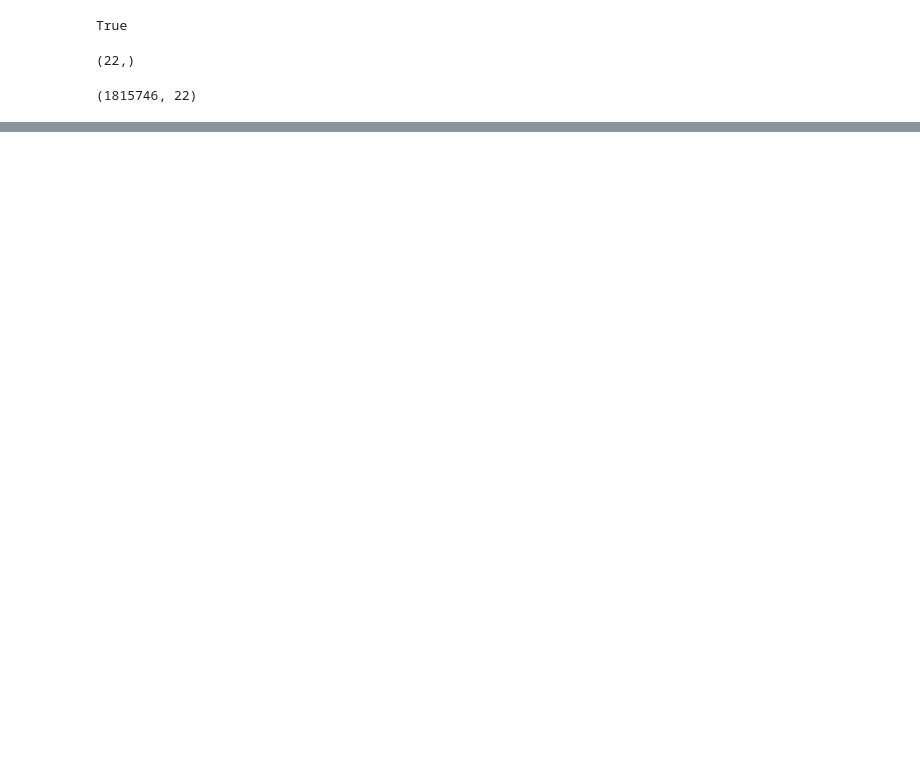
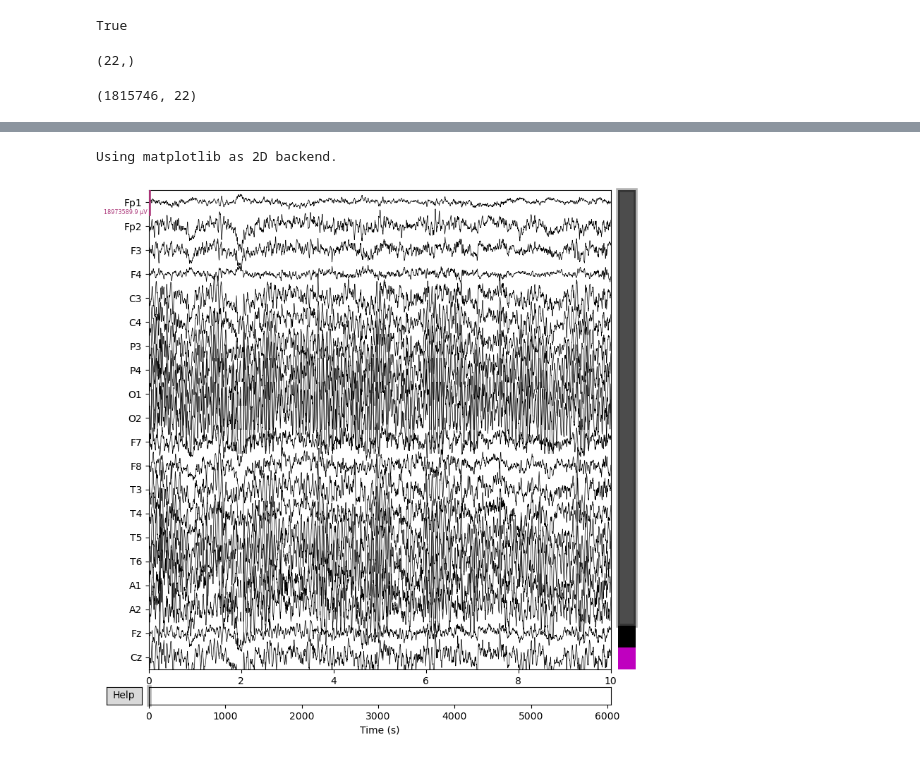
Before and after one commit to MH-Farhadi/Interictal_PNES_IGE_10s, a Jupyter notebook: preprocessing/SP.ipynb, the cells around one changed output, grey strips where cells are left out. Drawn from its saved outputs; the diff is of its cells as text; code cells hidden in the pictures; blank space fills up the shorter version.

```diff
--- a/preprocessing/SP.ipynb
+++ b/preprocessing/SP.ipynb
@@ -63,3 +68,8 @@ Ready.
+# %%
+raw.plot(scalings='auto');
+# %% [output]
+Using matplotlib as 2D backend.
+[figure, added]
 # %%
 ica = ICA(n_components=21, max_iter="auto", random_state=97)
 ica.fit(raw)
```
Also changed, not shown: parts of 11 cells of this notebook.
